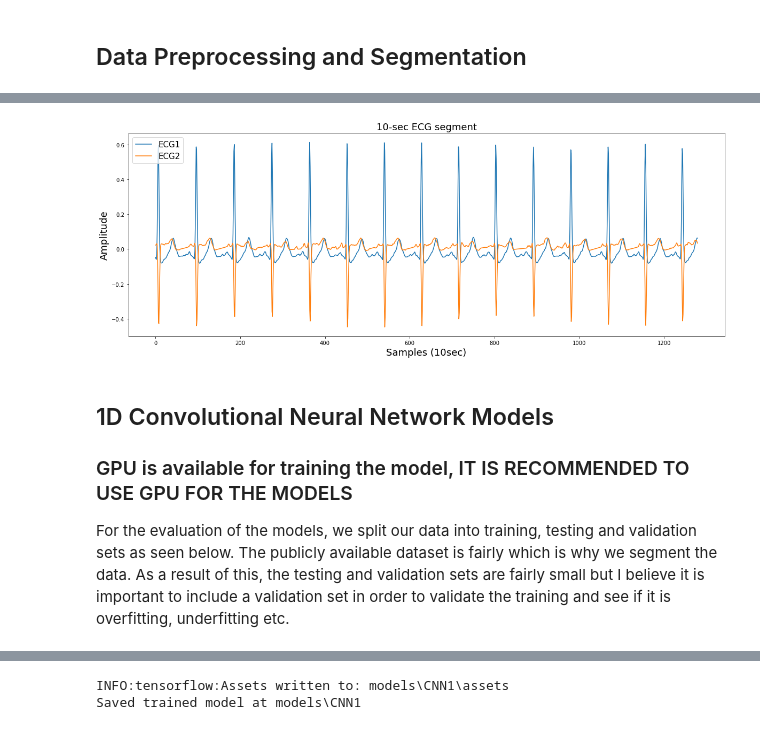
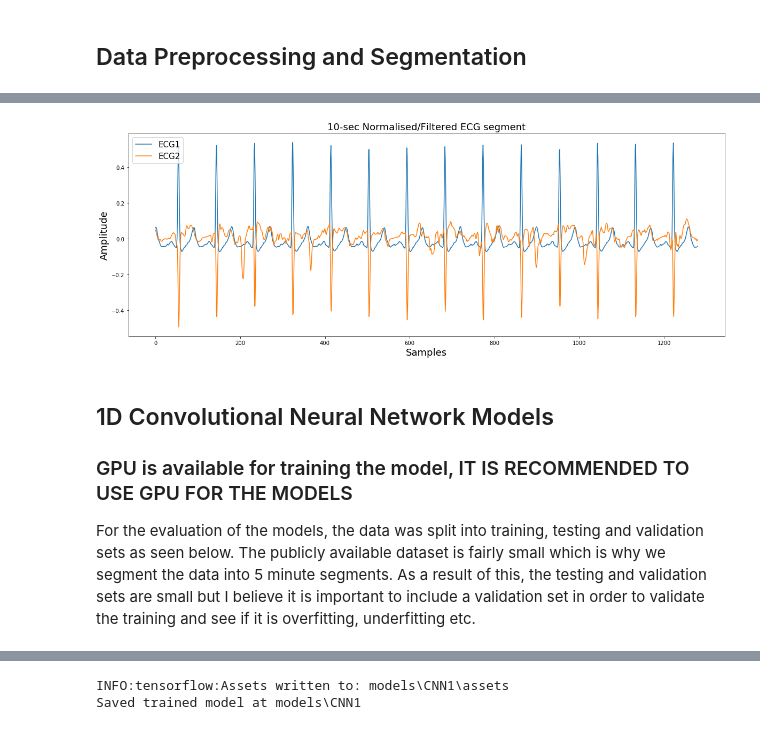
Before and after one commit to Assassinsarms/Classification-of-AF-Onset-from-ECG-data-using-a-1D-Convolutional-Neural-Network-and-Random-Forest, a Jupyter notebook: Aaron_Mir_INM701_Coursework.ipynb, the cells around one changed output, grey strips where cells are left out. Saved outputs shown, nothing was run; the diff lists cells and outputs as text; code cells hidden in the pictures.

```diff
--- a/Aaron_Mir_INM701_Coursework.ipynb
+++ b/Aaron_Mir_INM701_Coursework.ipynb
@@ -116,16 +117,20 @@ def bandpass_filter(X): # Function to filter the signal between 0.05 and 40Hz to
     return x_bp
 # %%
 # Each ECG file has 230400 data points and two-leads so two columns per lead and 100 ECG files in total but we want to segment these in order to feed more easily into the model
-def load_label_segment(location):
+def load_label_segment(location, length, filtered):
     X = []
     y = []
+    if length == '1 min':
+        splitter = 30
+    else: splitter = 6
     for i in classification:                                                            # iterate through each type of classification
         for data in os.listdir(location + i):
             df = pd.read_csv(location + i + '\\' + data, names=["ECG1", "ECG2"])        # load the CSV for each file per each classification
-            #df.drop(['ECG2'], axis=1, inplace=True)                                     # drop the second ECG lead
-            split = np.array_split(df, 30)                                               # splitting the data into 5 minute lengths to decrease number of convolutions and increase speed 60 for 30 sec, 30 for 1 min, 6 for 5 min
+            split = np.array_split(df, splitter)                                        # splitting the data into 5 minute lengths to decrease number of convolutions and increase speed
             for array in split:
-                X.append(np.array(bandpass_filter(array)))                              # apply the filter to the ECGs
+                if filtered == True:
+                    X.append(np.array(bandpass_filter(array)))
+                else: X.append(np.array(array))                              # apply the filter to the ECGs
                 if i == 'NSR':                                                          # label data accordingly
                     y.append(0)
                 if i == 'AF':
@@ -139,0 +145,4 @@ print(X_train.shape, y_train.shape)
+# %%
+# Load normalised/filtered ECG training data - Use 5 min segments for first CNN model, 1 min for second CNN
+X_train, y_train = load_label_segment(train_folder, '5 min', True) # '5 min' for 5 minute length segments, '1 min' for 1 minute segments, False for raw ECG, True for Filtered
+print(X_train.shape, y_train.shape)
@@ -143,18 +165,18 @@ np.save('data/Numpy_Data/y_train.npy', y_train)
 # %%
 plt.figure(figsize=(20, 7))
-plt.plot(X_train[0][1000:2280]) #
+plt.plot(X_train[6][1000:2280])
 plt.xlabel('Samples', fontsize=18)
 plt.ylabel('Amplitude', fontsize=18)
-plt.title('10-sec ECG segment', fontsize=18)
+plt.title('10-sec Normalised/Filtered ECG segment', fontsize=18)
 plt.gca().legend(('ECG1','ECG2'), loc="upper left", prop={'size': 15})
 #fig.savefig('30-Min Normal ECG.jpg')
 plt.show()
 # %% [output]
-[figure, old version]
+[figure, new version]
 # %% [markdown]
 ## 1D Convolutional Neural Network Models
 ### GPU is available for training the model, IT IS RECOMMENDED TO USE GPU FOR THE MODELS
-For the evaluation of the models, we split our data into training, testing and validation sets as seen below. The publicly available dataset is fairly which is why we segment the data. As a result of this, the testing and validation sets are fairly small but I believe it is important to include a validation set in order to validate the training and see if it is overfitting, underfitting etc.
+For the evaluation of the models, the data was split into training, testing and validation sets as seen below. The publicly available dataset is fairly small which is why we segment the data into 5 minute segments. As a result of this, the testing and validation sets are small but I believe it is important to include a validation set in order to validate the training and see if it is overfitting, underfitting etc.
 # %%
 device_lib.list_local_devices();
 # %%
```
Also changed, not shown: parts of 75 cells of this notebook, 22 other files.
